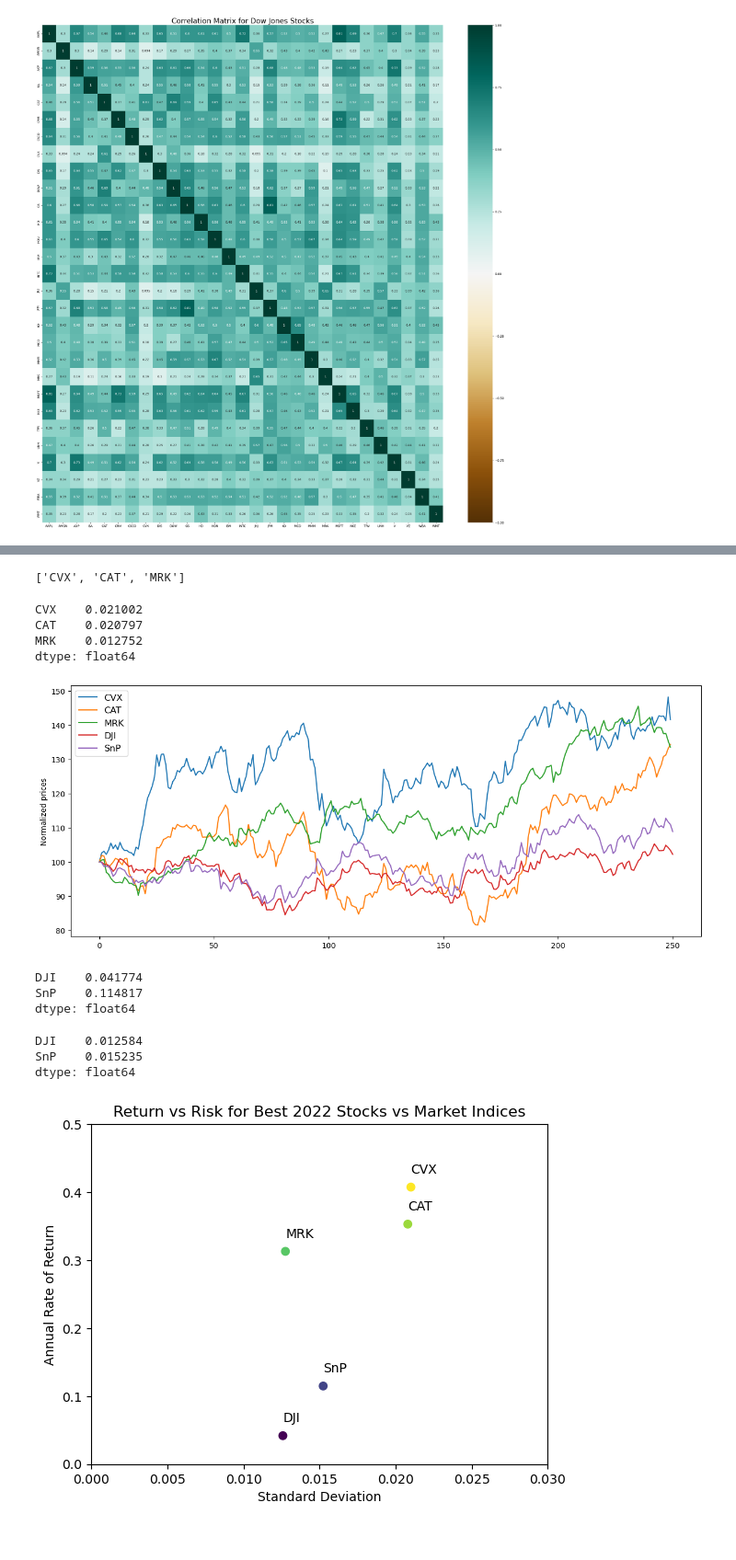
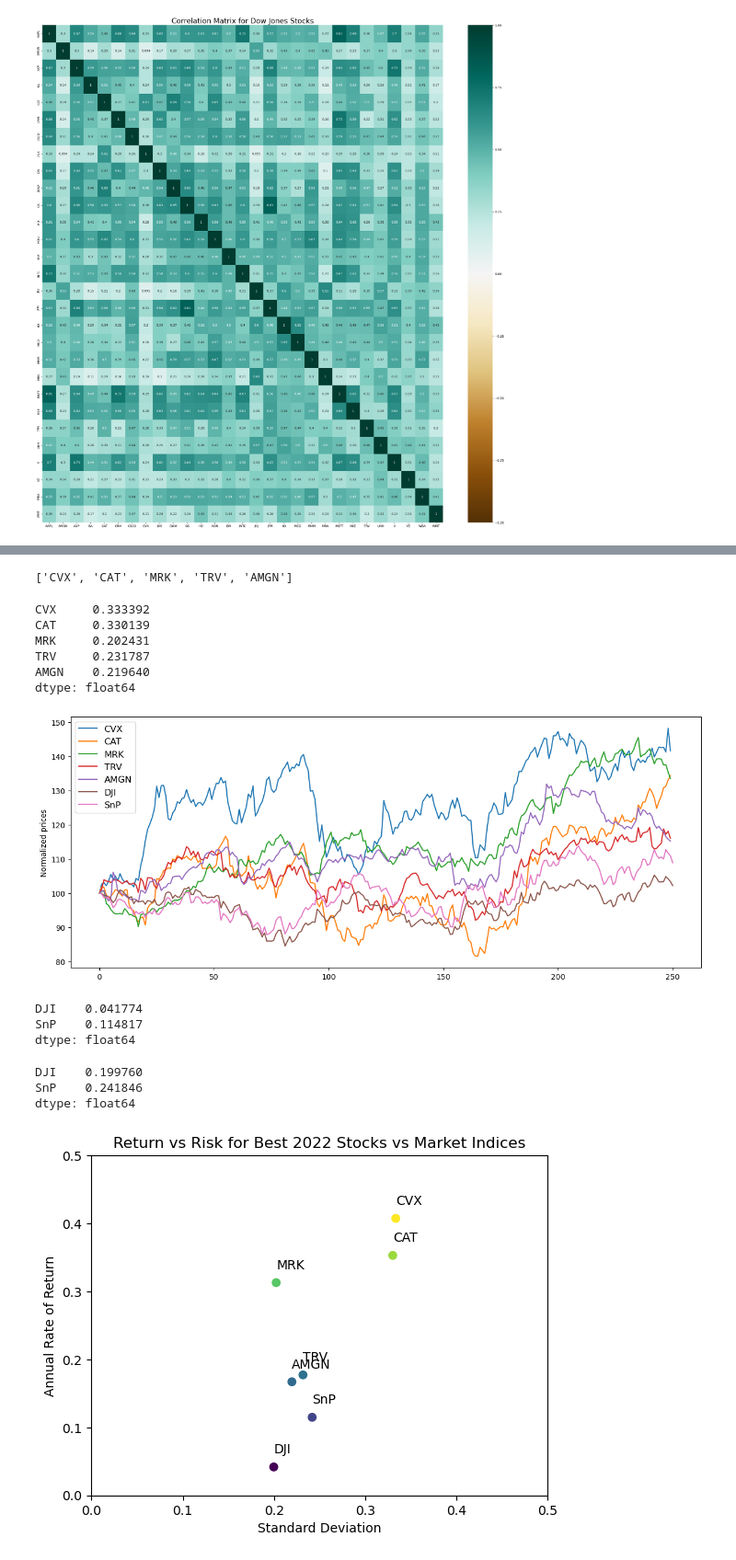
Before and after one commit to juansierra1182/Class-7.1, a Jupyter notebook: Stock_Analysis.ipynb, the cells around one changed output, grey strips where cells are left out. Shown at 92% size. Drawn from its saved outputs; the diff is of its cells as text; code cells hidden in the pictures.

```diff
--- a/Stock_Analysis.ipynb
+++ b/Stock_Analysis.ipynb
@@ -106,4 +108,5 @@ Text(0.5, 1.0, 'Correlation Matrix for Dow Jones Stocks')
 [figure]
 # %%
 # Calculating standard deviations for each stock
-stocks_stdev = stock_pct_clean.std()
+stocks_stdev = stock_pct_clean.std()*252**0.5
+stocks_stdev
@@ -126,27 +147,29 @@ plt.show()
 # %%
-# Selecting the 3 stocks with the highest rate of return
+# Selecting the 5 stocks with the highest rate of return
 
-highest_stocks = annual_return_stocks.sort_values(ascending=False).iloc[0:3,]
+highest_stocks = annual_return_stocks.sort_values(ascending=False).iloc[0:5,]
 highest_stocks_index = highest_stocks.index.to_list()
 print(highest_stocks_index)
 
 # Extracting the information from all the previous datasets for only these companies
 
-stock_prices_reduced = stock_prices.loc[:,highest_stocks_index[0:3]]
-stock_pct_reduced = stock_pct_clean.loc[:,highest_stocks_index[0:3]]
+stock_prices_reduced = stock_prices.loc[:,highest_stocks_index[0:5]]
+stock_pct_reduced = stock_pct_clean.loc[:,highest_stocks_index[0:5]]
 
 # @NOTE: another way to do it
 # stock_prices_reduced = stock_prices[highest_stocks_index[0:3]]
 # %% [output]
-['CVX', 'CAT', 'MRK']
+['CVX', 'CAT', 'MRK', 'TRV', 'AMGN']
 # %%
 # Calculating the standard deviation of each one of these stocks
-stocks_reduced_stdev = stock_pct_reduced.std()
+stocks_reduced_stdev = stock_pct_reduced.std()*252**0.5
 stocks_reduced_stdev
 # %% [output]
-CVX    0.021002
-CAT    0.020797
-MRK    0.012752
+CVX     0.333392
+CAT     0.330139
+MRK     0.202431
+TRV     0.231787
+AMGN    0.219640
 dtype: float64
 # %%
 # Fetching the data for Dow Jones and S&P500 and comparing to the 3 tops stocks in Dow Jones
@@ -167,7 +190,7 @@ plt.legend(loc='best', fontsize=12)
 plt.ylabel('Normalized prices')
 plt.show()
 # %% [output]
-[figure, old version]
+[figure, new version]
 # %%
 #Calculate daily percentual change in the value of the indices
 indices_pct = indices.pct_change()
@@ -185,26 +208,26 @@ SnP    0.114817
 dtype: float64
 # %%
 # Calculating the standard deviation of each one of these indices
-indices_stdev = indices_pct_clean.std()
+indices_stdev = indices_pct_clean.std()*252**0.5
 indices_stdev
 # %% [output]
-DJI    0.012584
-SnP    0.015235
+DJI    0.199760
+SnP    0.241846
 dtype: float64
 # %%
 # Plotting the annual returns and the standard deviations (risk) to compare them all
 
 annual_return = pd.concat([highest_stocks,annual_return_indices])
 stdev = pd.concat([stocks_reduced_stdev,indices_stdev])
 labels = annual_return.index.to_list()
 plt.scatter(stdev,annual_return,c=annual_return)
 for i in range(len(annual_return)):
     plt.annotate(labels[i], (stdev[i], annual_return[i] + 0.02))
 plt.xlabel("Standard Deviation")
 plt.ylabel("Annual Rate of Return")
 plt.title("Return vs Risk for Best 2022 Stocks vs Market Indices")
-plt.xlim((0, 0.03))
+plt.xlim((0, 0.5))
 plt.ylim((0, 0.5))
 plt.show()
 # %% [output]
-[figure, old version]
+[figure, new version]
```
Also changed, not shown: parts of 5 cells of this notebook, 3 other files.
